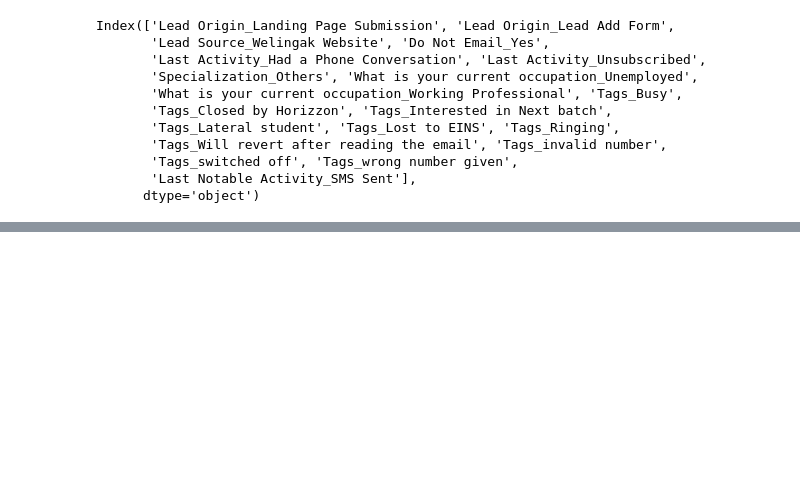
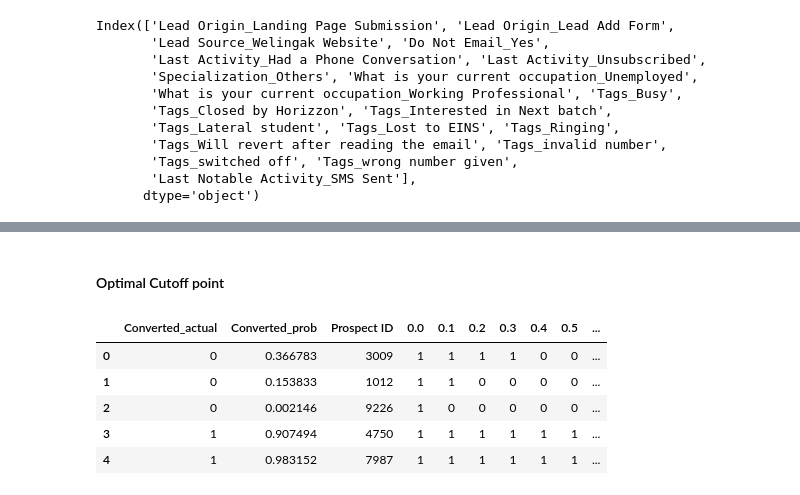
Before and after one commit to HarshavardhiniJS/Lead-scoring-case-study, a Jupyter notebook: Lead_Scoring_Project.ipynb, the cells around one changed output, grey strips where cells are left out. Saved outputs shown, nothing was run; the diff lists cells and outputs as text; code cells hidden in the pictures; blank space fills up the shorter version.

```diff
--- a/Lead_Scoring_Project.ipynb
+++ b/Lead_Scoring_Project.ipynb
@@ -922,0 +966,14 @@ y_train_pred = res.predict(X_train_sm)
+# %% [markdown]
+#### Optimal Cutoff point
+# %%
+numbers=[float(x)/10 for x in range(10)]
+for i in numbers:
+    y_train_pred_final[i]=y_train_pred_final.Converted_prob.map(lambda x:1 if x>i else 0)
+y_train_pred_final.head()
+# %% [output]
+|  | Converted_actual | Converted_prob | Prospect ID | 0.0 | 0.1 | 0.2 | 0.3 | 0.4 | 0.5 | ... |
+| 0 | 0 | 0.366783 | 3009 | 1 | 1 | 1 | 1 | 0 | 0 | ... |
+| 1 | 0 | 0.153833 | 1012 | 1 | 1 | 0 | 0 | 0 | 0 | ... |
+| 2 | 0 | 0.002146 | 9226 | 1 | 0 | 0 | 0 | 0 | 0 | ... |
+| 3 | 1 | 0.907494 | 4750 | 1 | 1 | 1 | 1 | 1 | 1 | ... |
+| 4 | 1 | 0.983152 | 7987 | 1 | 1 | 1 | 1 | 1 | 1 | ... |
```
Also changed, not shown: parts of 76 cells of this notebook.
